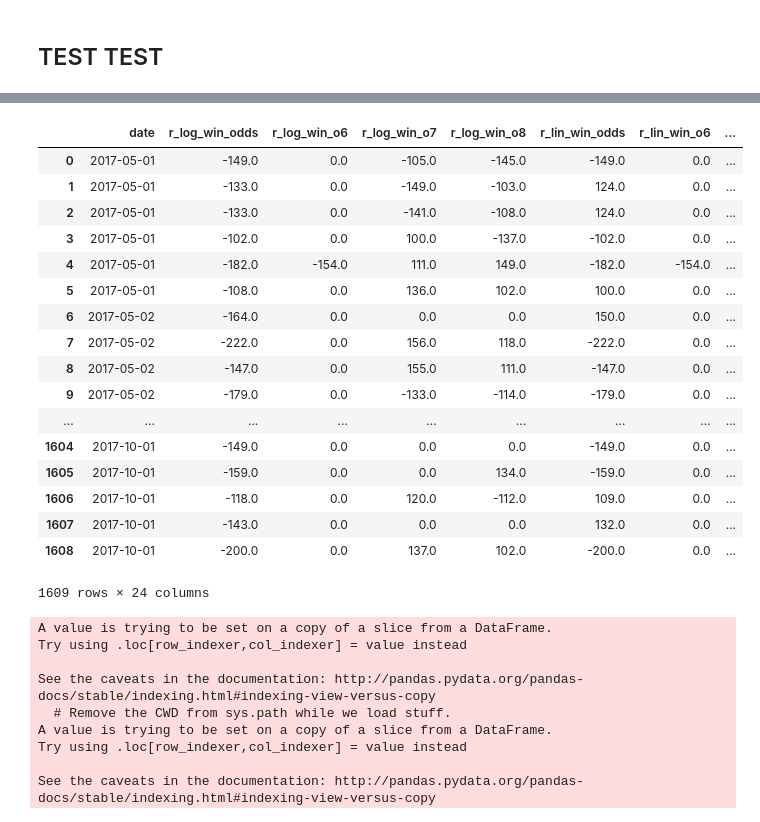
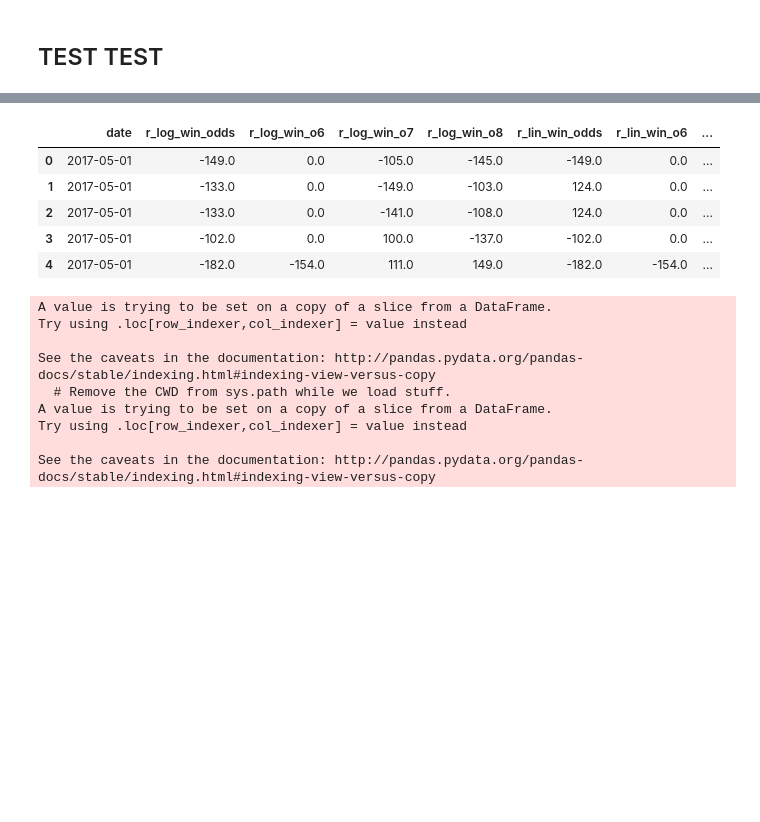
Before and after one commit to George-Mendoza/Baseball-Gambling-Market, a Jupyter notebook: Final Report 4-14.ipynb, the cells around one changed output, grey strips where cells are left out. Drawn from its saved outputs; the diff is of its cells as text; code cells hidden in the pictures; blank space fills up the shorter version.

```diff
--- a/Final Report 4-14.ipynb
+++ b/Final Report 4-14.ipynb
@@ -968,34 +968,22 @@ plt.show()
 # %%
 over = games[['date', 'r_log_win_odds',
        'r_log_win_o6', 'r_log_win_o7', 'r_log_win_o8', 'r_lin_win_odds',
        'r_lin_win_o6', 'r_lin_win_o7', 'r_lin_win_o8', 'r_log_o6_actual_payout_adj',
        'r_log_o7_actual_payout_adj', 'r_log_o8_actual_payout_adj',
        'r_lin_win_actual_payout_adj', 'r_lin_o6_actual_payout_adj',
        'r_lin_o7_actual_payout_adj', 'r_lin_o8_actual_payout_adj',
        'r_log_win_actual_payout', 'r_log_o6_actual_payout',
        'r_log_o7_actual_payout', 'r_log_o8_actual_payout',
        'r_lin_win_actual_payout', 'r_lin_o6_actual_payout',
        'r_lin_o7_actual_payout', 'r_lin_o8_actual_payout']]
-over
+over.head(5)
 # %% [output]
 |  | date | r_log_win_odds | r_log_win_o6 | r_log_win_o7 | r_log_win_o8 | r_lin_win_odds | r_lin_win_o6 | ... |
 | 0 | 2017-05-01 | -149.0 | 0.0 | -105.0 | -145.0 | -149.0 | 0.0 | ... |
 | 1 | 2017-05-01 | -133.0 | 0.0 | -149.0 | -103.0 | 124.0 | 0.0 | ... |
 | 2 | 2017-05-01 | -133.0 | 0.0 | -141.0 | -108.0 | 124.0 | 0.0 | ... |
 | 3 | 2017-05-01 | -102.0 | 0.0 | 100.0 | -137.0 | -102.0 | 0.0 | ... |
 | 4 | 2017-05-01 | -182.0 | -154.0 | 111.0 | 149.0 | -182.0 | -154.0 | ... |
-| 5 | 2017-05-01 | -108.0 | 0.0 | 136.0 | 102.0 | 100.0 | 0.0 | ... |
-| 6 | 2017-05-02 | -164.0 | 0.0 | 0.0 | 0.0 | 150.0 | 0.0 | ... |
-| 7 | 2017-05-02 | -222.0 | 0.0 | 156.0 | 118.0 | -222.0 | 0.0 | ... |
-| 8 | 2017-05-02 | -147.0 | 0.0 | 155.0 | 111.0 | -147.0 | 0.0 | ... |
-| 9 | 2017-05-02 | -179.0 | 0.0 | -133.0 | -114.0 | -179.0 | 0.0 | ... |
-| ... | ... | ... | ... | ... | ... | ... | ... | ... |
-| 1604 | 2017-10-01 | -149.0 | 0.0 | 0.0 | 0.0 | -149.0 | 0.0 | ... |
-| 1605 | 2017-10-01 | -159.0 | 0.0 | 0.0 | 134.0 | -159.0 | 0.0 | ... |
-| 1606 | 2017-10-01 | -118.0 | 0.0 | 120.0 | -112.0 | 109.0 | 0.0 | ... |
-| 1607 | 2017-10-01 | -143.0 | 0.0 | 0.0 | 0.0 | 132.0 | 0.0 | ... |
-| 1608 | 2017-10-01 | -200.0 | 0.0 | 137.0 | 102.0 | -200.0 | 0.0 | ... |
-1609 rows × 24 columns
 # %%
 def over_payout(odds, payout):
     o = []
```
Also changed, not shown: parts of 6 cells of this notebook.
